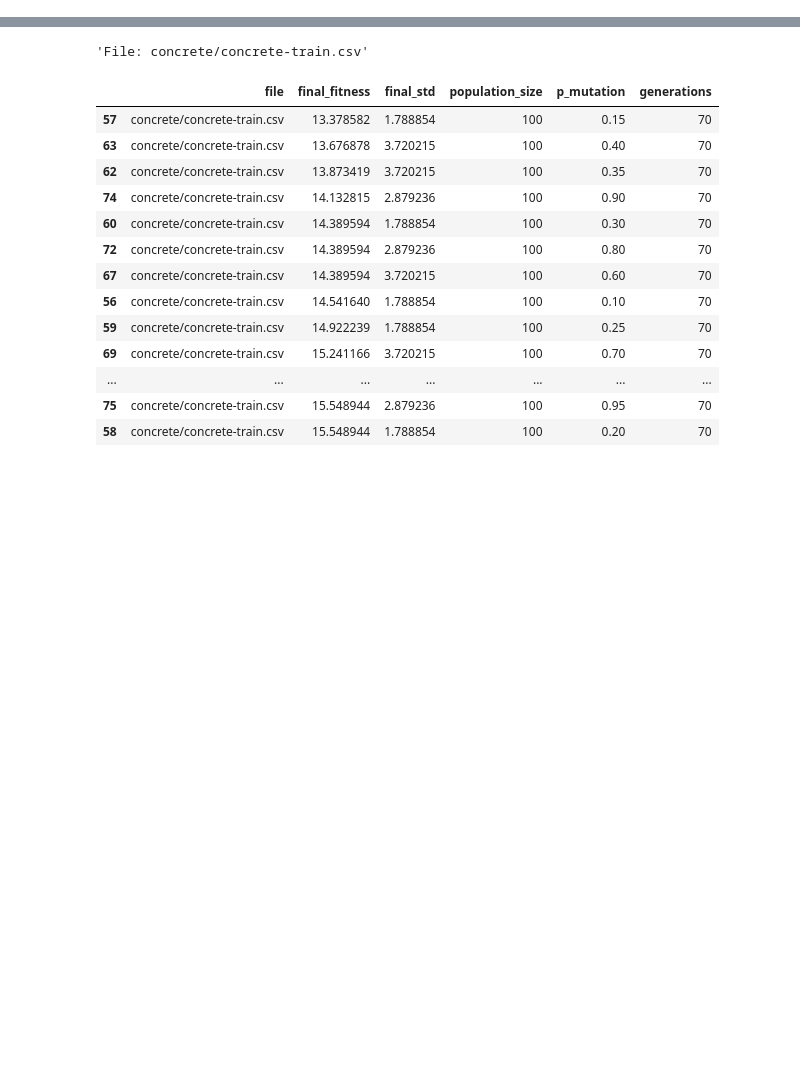
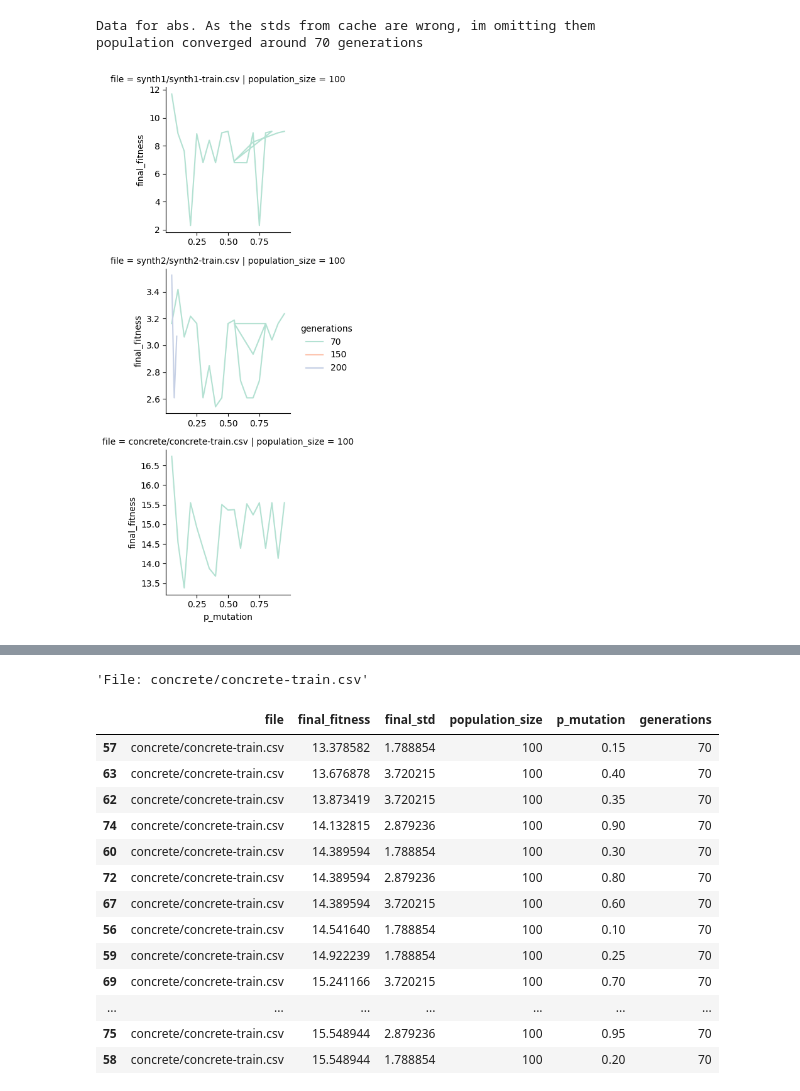
Before and after one commit to diogoneiss/Structured-Grammar-Evolution-in-Numba, a Jupyter notebook: analysis.ipynb, the cells around one changed output, grey strips where cells are left out. Drawn from its saved outputs; the diff is of its cells as text; code cells hidden in the pictures; blank space fills up the shorter version.

```diff
--- a/analysis.ipynb
+++ b/analysis.ipynb
@@ -118,0 +94,20 @@ plot_correlation(df_cache, 200)
+# %%
+df_abs = pd.read_csv("cacheAbs.csv")
+df_sin = pd.read_csv("cacheSin.csv")
+
+def calculate_value(row):
+    json_data = json.loads(row["std_last_gen"])
+    # Calculate the value based on the JSON data
+    calculated_value = json_data[-1]
+    return calculated_value
+
+df_abs['final_std'] = df_abs.apply(calculate_value, axis=1)
+df_sin['final_std'] = df_sin.apply(calculate_value, axis=1)
+
+print("Data for abs. As the stds from cache are wrong, im omitting them")
+print("population converged around 70 generations")
+plot_correlation(df_abs, errorbar=False)
+# %% [output]
+Data for abs. As the stds from cache are wrong, im omitting them
+population converged around 70 generations
+[figure, added]
```
Also changed, not shown: parts of 6 cells of this notebook, 3 other files.
